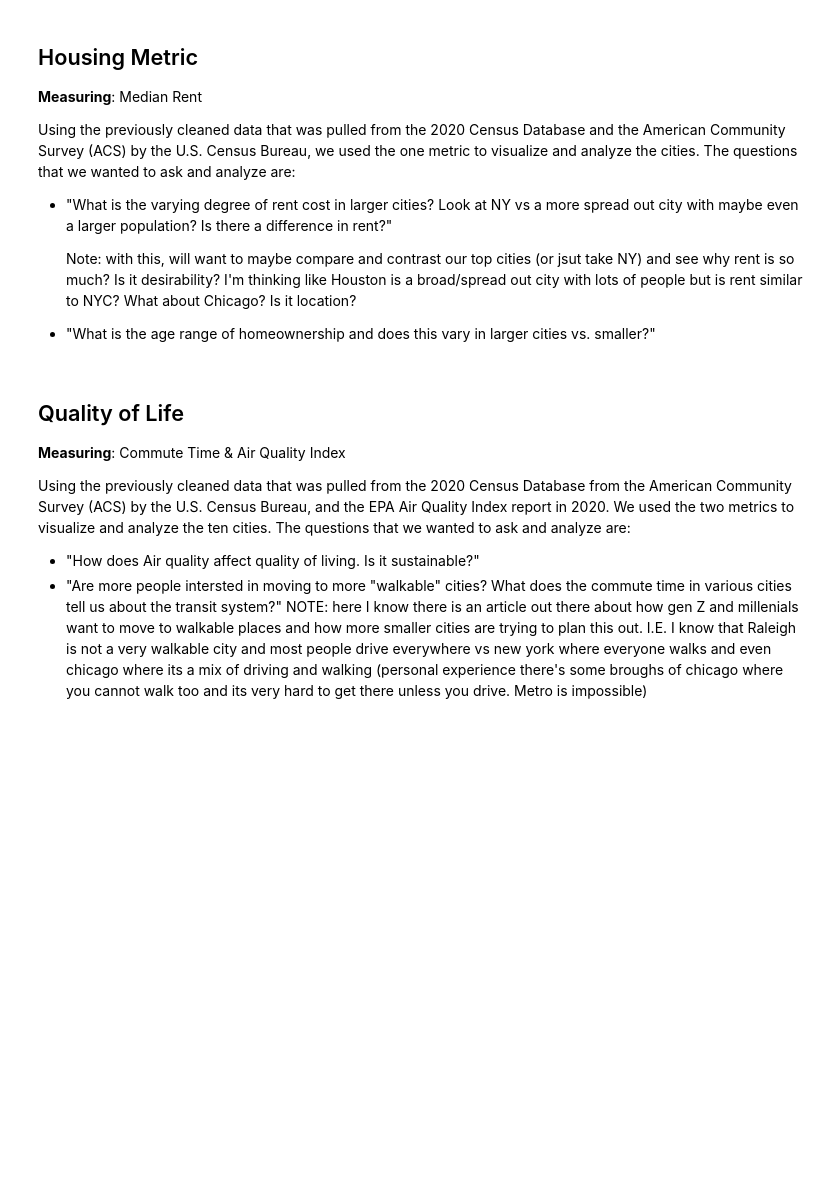
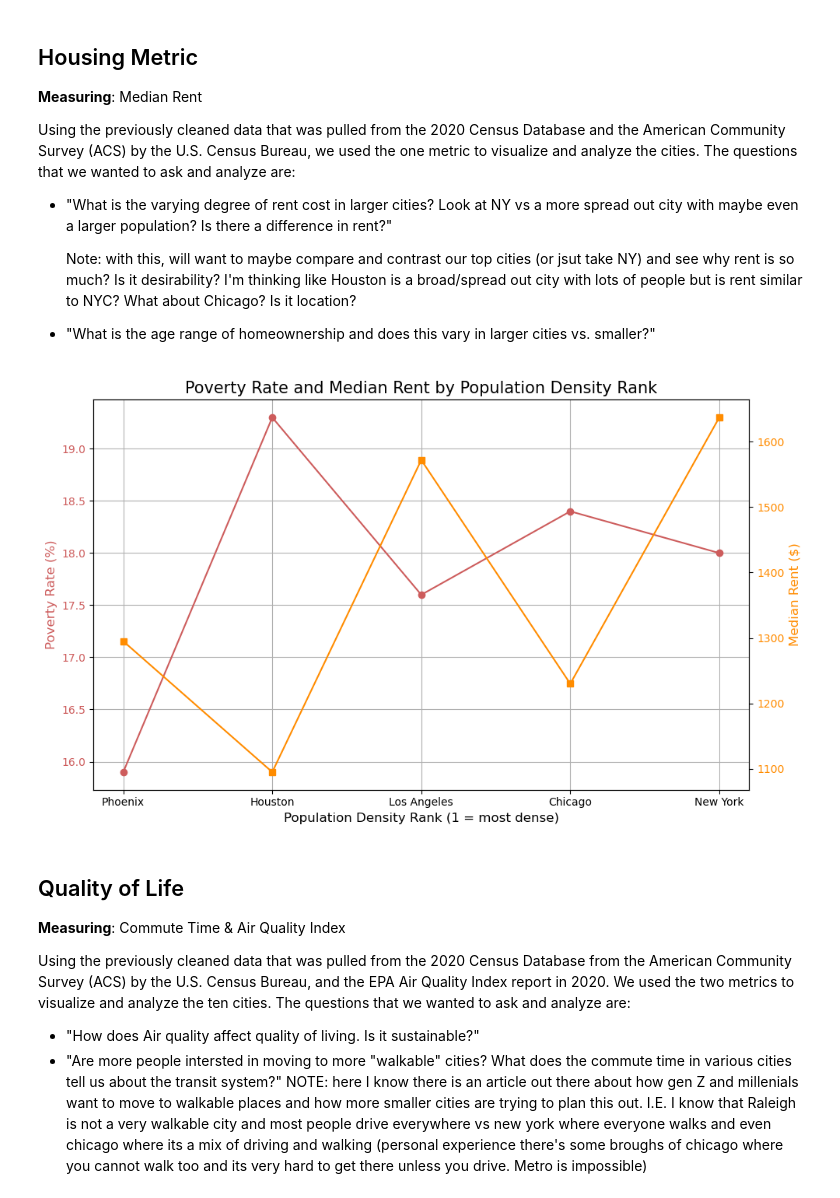
Before and after one commit to maddieemihle/major-city-visualization, a Jupyter notebook: Master Analysis.ipynb, the cells around one changed output. Cells and saved outputs as stored; diff of their text form; code cells hidden in the pictures; blank space fills up the shorter version.

```diff
--- a/Master Analysis.ipynb
+++ b/Master Analysis.ipynb
@@ -188,6 +318,55 @@ Using the previously cleaned data that was pulled from the 2020 Census Database
     Note: with this, will want to maybe compare and contrast our top cities (or jsut take NY) and see why rent is so much? Is it desirability? I'm thinking like Houston is a broad/spread out city with lots of people but is rent similar to NYC? What about Chicago? Is it location?
 
 * "What is the age range of homeownership and does this vary in larger cities vs. smaller?"
+# %%
+import pandas as pd
+import matplotlib.pyplot as plt
+
+# === Step 1: Define the data ===
+data_poverty_rent = pd.DataFrame({
+    "City": ["Houston", "Los Angeles", "Phoenix", "Chicago", "New York"],
+    "Population Density": [3615, 7749, 3105, 12068, 29099],        # people per mi²
+    "Poverty Rate (%)": [19.3, 17.6, 15.9, 18.4, 18.0],            # % below poverty line
+    "Median Rent ($)": [1095, 1572, 1295, 1230, 1637]              # median gross rent
+})
+
+# === Step 2: Rank by population density (1 = most dense) ===
+data_poverty_rent["Density Rank"] = data_poverty_rent["Population Density"].rank(method="min", ascending=False).astype(int)
+data_poverty_rent_sorted = data_poverty_rent.sort_values("Density Rank")
+
+# === Step 3: Create dual-axis plot ===
+fig, ax1 = plt.subplots(figsize=(10, 6))
+
+# Primary Y-axis (left) for Poverty Rate
+ax1.set_xlabel("Population Density Rank (1 = most dense)", fontsize=12)
+ax1.set_ylabel("Poverty Rate (%)", color="indianred", fontsize=12)
+ax1.plot(
+    data_poverty_rent_sorted["Density Rank"],
+    data_poverty_rent_sorted["Poverty Rate (%)"],
+    marker='o', color="indianred", label="Poverty Rate (%)"
+)
+ax1.tick_params(axis='y', labelcolor="indianred")
+ax1.set_xticks(data_poverty_rent_sorted["Density Rank"])
+ax1.set_xticklabels(data_poverty_rent_sorted["City"])
+ax1.invert_xaxis()  # Flip X so least dense is on the left
+ax1.grid(True)
+
+# Secondary Y-axis (right) for Median Rent
+ax2 = ax1.twinx()
+ax2.set_ylabel("Median Rent ($)", color="darkorange", fontsize=12)
+ax2.plot(
+    data_poverty_rent_sorted["Density Rank"],
+    data_poverty_rent_sorted["Median Rent ($)"],
+    marker='s', color="darkorange", label="Median Rent ($)"
+)
+ax2.tick_params(axis='y', labelcolor="darkorange")
+
+# === Step 4: Final styling ===
+plt.title("Poverty Rate and Median Rent by Population Density Rank", fontsize=15)
+fig.tight_layout()
+plt.show()
+# %% [output]
+[figure, added]
 # %% [markdown]
 ## Quality of Life
 
```
Also changed, not shown: parts of 6 cells of this notebook.
